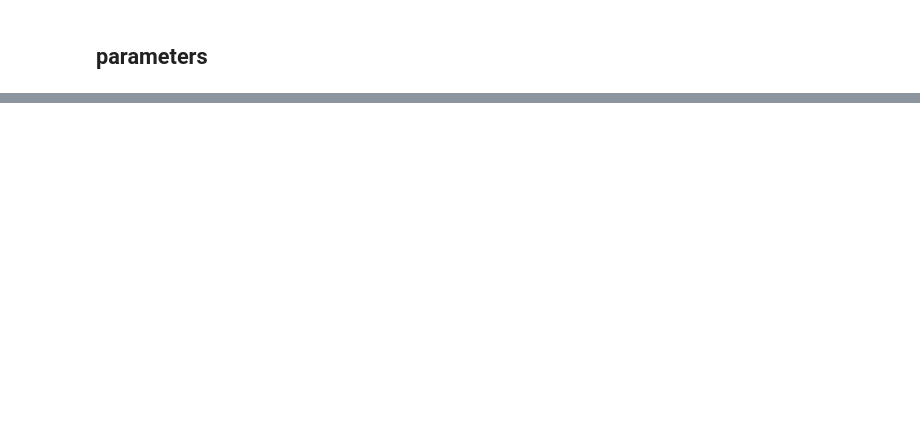
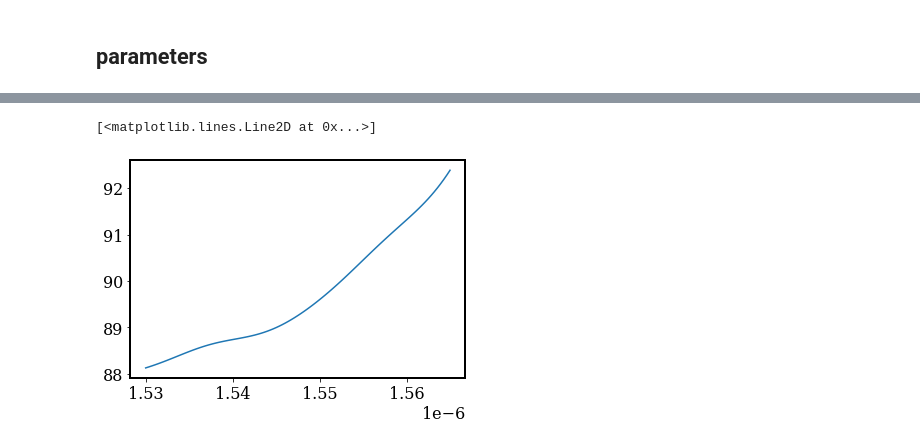
Before and after one commit to moisesoliveira08/BragGrating, a Jupyter notebook: Documentation/hybrid.ipynb, the cells around one changed output, grey strips where cells are left out. Drawn from its saved outputs; the diff is of its cells as text; code cells hidden in the pictures; blank space fills up the shorter version.

```diff
--- a/Documentation/hybrid.ipynb
+++ b/Documentation/hybrid.ipynb
@@ -288,0 +320,5 @@ plt.xlim([1.53e-6,1.565e-6])
+# %%
+plt.plot(lambd, angle_2 - angle_3)
+# %% [output]
+[<matplotlib.lines.Line2D at 0x...>]
+[figure, added]
```
Also changed, not shown: parts of 6 cells of this notebook.
